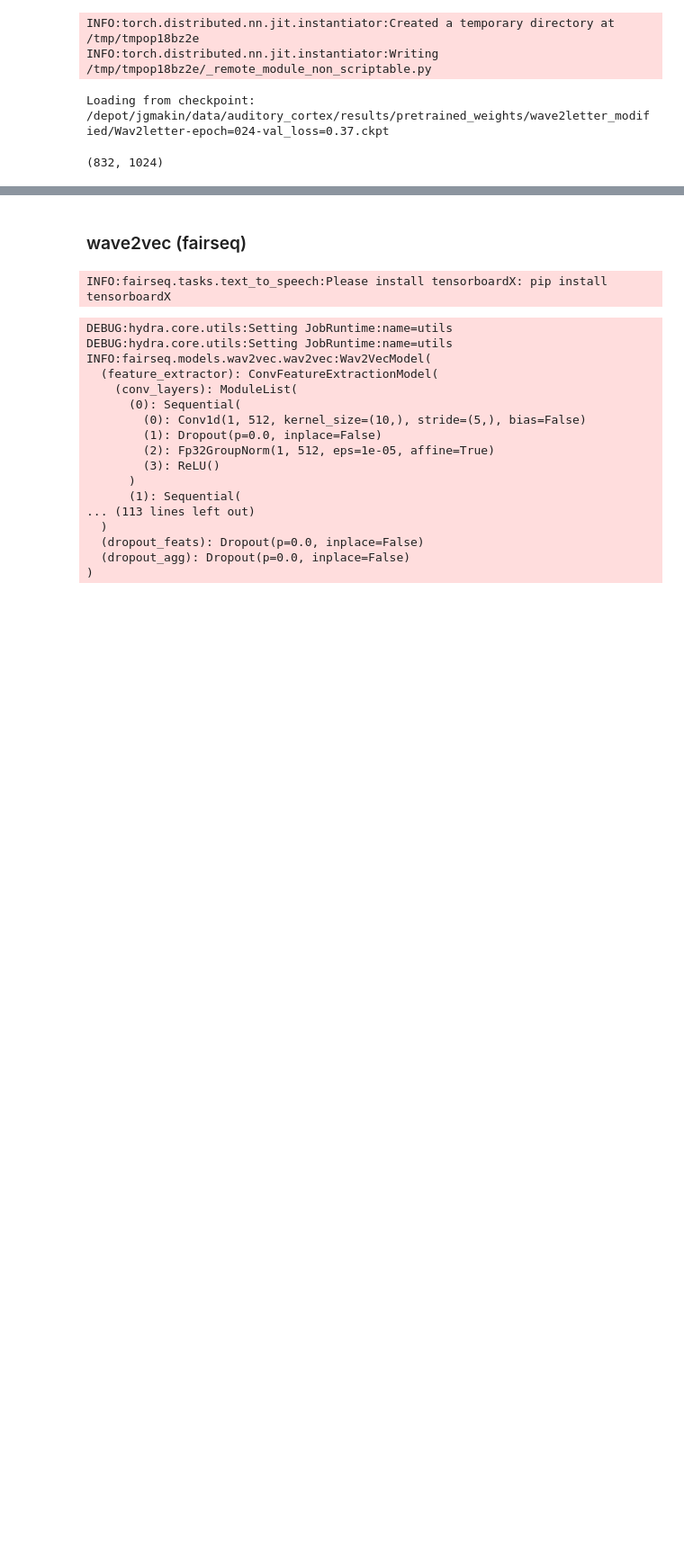
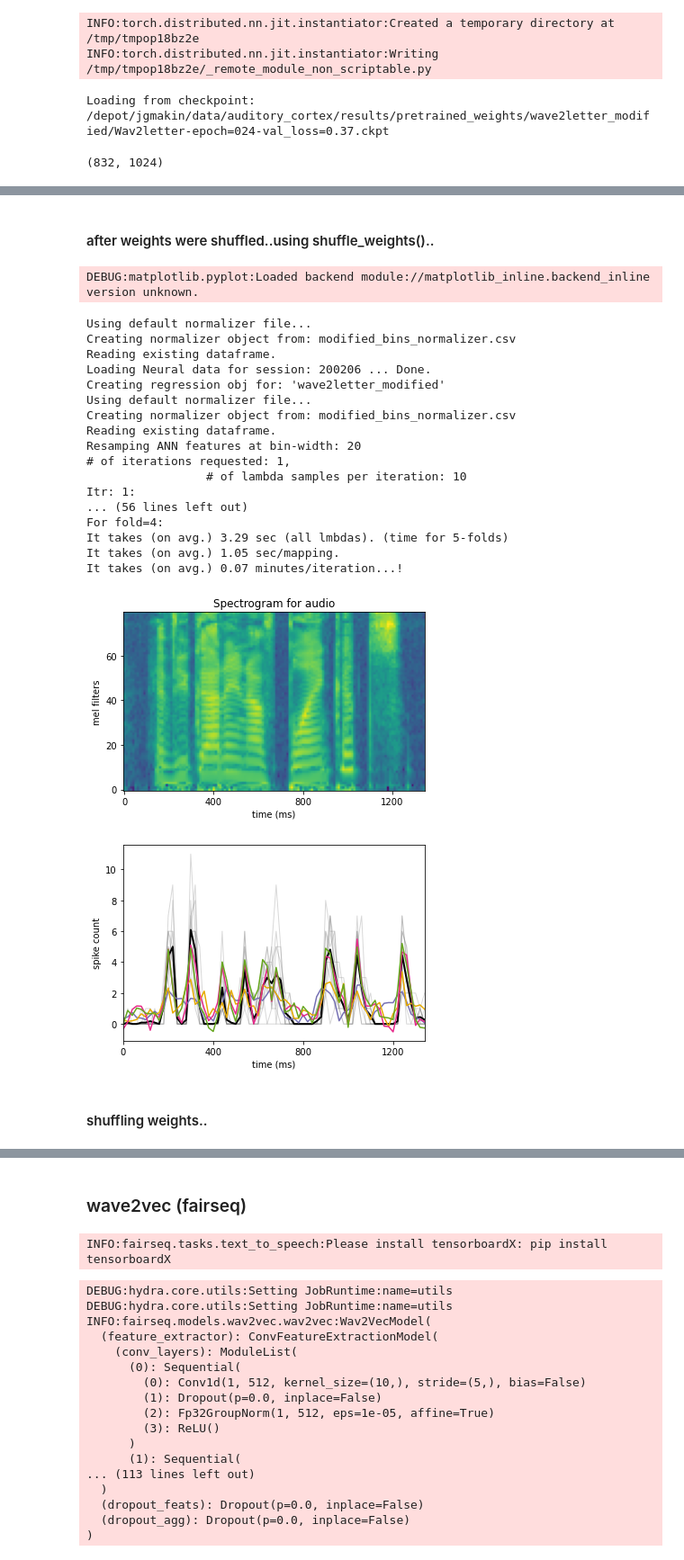
Before and after one commit to bilalhsp/Auditory_Cortex, a Jupyter notebook: experiments/pretrrained_models/pretrained_networks_setup.ipynb, the cells around one changed output, grey strips where cells are left out. Shown at 90% size. Saved outputs shown, nothing was run; the diff lists cells and outputs as text; code cells hidden in the pictures; blank space fills up the shorter version.

```diff
--- a/experiments/pretrrained_models/pretrained_networks_setup.ipynb
+++ b/experiments/pretrrained_models/pretrained_networks_setup.ipynb
@@ -28,0 +127,46 @@ feats[3].shape
+# %% [markdown]
+#### after weights were shuffled..using shuffle_weights()..
+# %%
+from auditory_cortex.plotters.tikzplots import plot_spectrogram_spike_count_pair
+from auditory_cortex.plotters.plotter_utils import PlotterUtils
+from auditory_cortex.plotters.tikzplots import plot_spike_counts
+import matplotlib.pyplot as plt
+%matplotlib inline
+
+ch = 32
+
+model_names = [
+    'wave2letter_modified',
+    'wave2vec2',
+    'whisper_tiny',
+    'whisper_base'
+]
+
+saved_predictions, all_trials_spike_counts = plot_spectrogram_spike_count_pair(
+    # saved_predictions=saved_predictions,
+    model_names=model_names, ch=ch, save_tikz=False,
+    force_reload=False
+)
+# %% [output]
+DEBUG:matplotlib.pyplot:Loaded backend module://matplotlib_inline.backend_inline version unknown.
+Using default normalizer file...
+Creating normalizer object from: modified_bins_normalizer.csv
+Reading existing dataframe.
+Loading Neural data for session: 200206 ... Done.
+Creating regression obj for: 'wave2letter_modified'
+Using default normalizer file...
+Creating normalizer object from: modified_bins_normalizer.csv
+Reading existing dataframe.
+Resamping ANN features at bin-width: 20
+# of iterations requested: 1,
+                 # of lambda samples per iteration: 10
+Itr: 1:
+... (56 lines left out)
+For fold=4:
+It takes (on avg.) 3.29 sec (all lmbdas). (time for 5-folds)
+It takes (on avg.) 1.05 sec/mapping.
+It takes (on avg.) 0.07 minutes/iteration...!
+[figure, added]
+[figure, added]
+# %% [markdown]
+#### shuffling weights..
```
Also changed, not shown: parts of 25 cells of this notebook, 54 other files.
